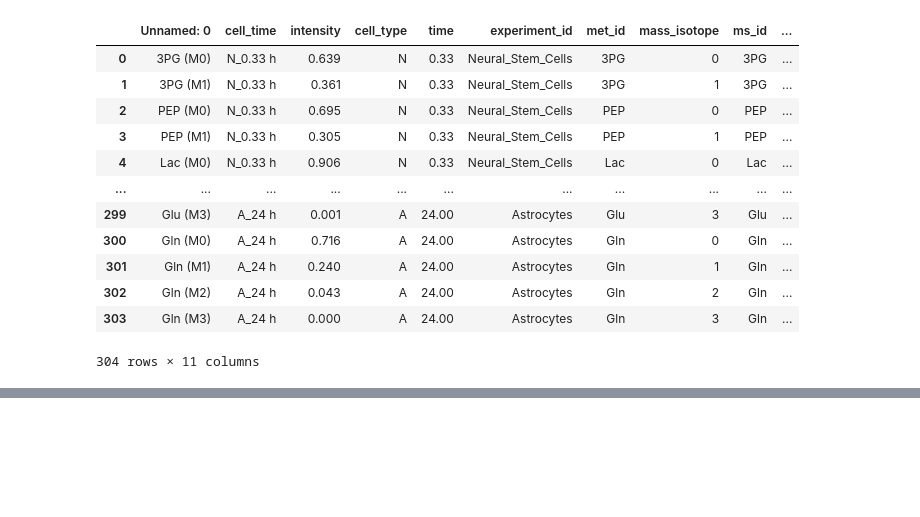
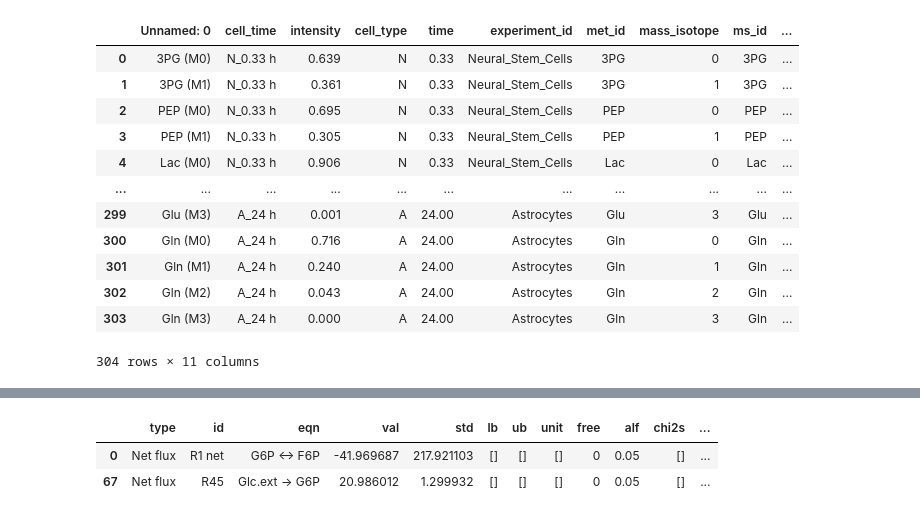
Before and after one commit to biosustain/incawrapper, a Jupyter notebook: docs/examples/Published_data_examples_neural_cells.ipynb, the cells around one changed output, grey strips where cells are left out. Saved outputs shown, nothing was run; the diff lists cells and outputs as text; code cells hidden in the pictures; blank space fills up the shorter version.

```diff
--- a/docs/examples/Published_data_examples_neural_cells.ipynb
+++ b/docs/examples/Published_data_examples_neural_cells.ipynb
@@ -252,0 +355,6 @@ except pa.schemas.errors.SchemaError as e:
+# %%
+res.fitdata.fitted_parameters.query("id.isin(['R1 net', 'R45'])")
+# %% [output]
+|  | type | id | eqn | val | std | lb | ub | unit | free | alf | chi2s | ... |
+| 0 | Net flux | R1 net | G6P <-> F6P | -41.969687 | 217.921103 | [] | [] | [] | 0 | 0.05 | [] | ... |
+| 67 | Net flux | R45 | Glc.ext -> G6P | 20.986012 | 1.299932 | [] | [] | [] | 0 | 0.05 | [] | ... |
```
Also changed, not shown: parts of 20 cells of this notebook, 3 other files.
